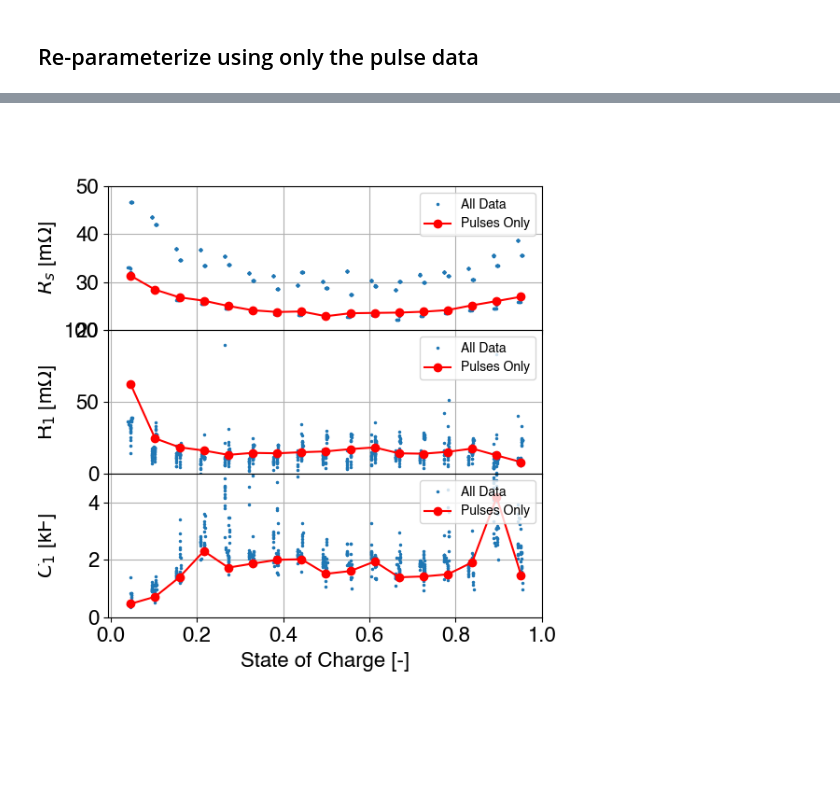
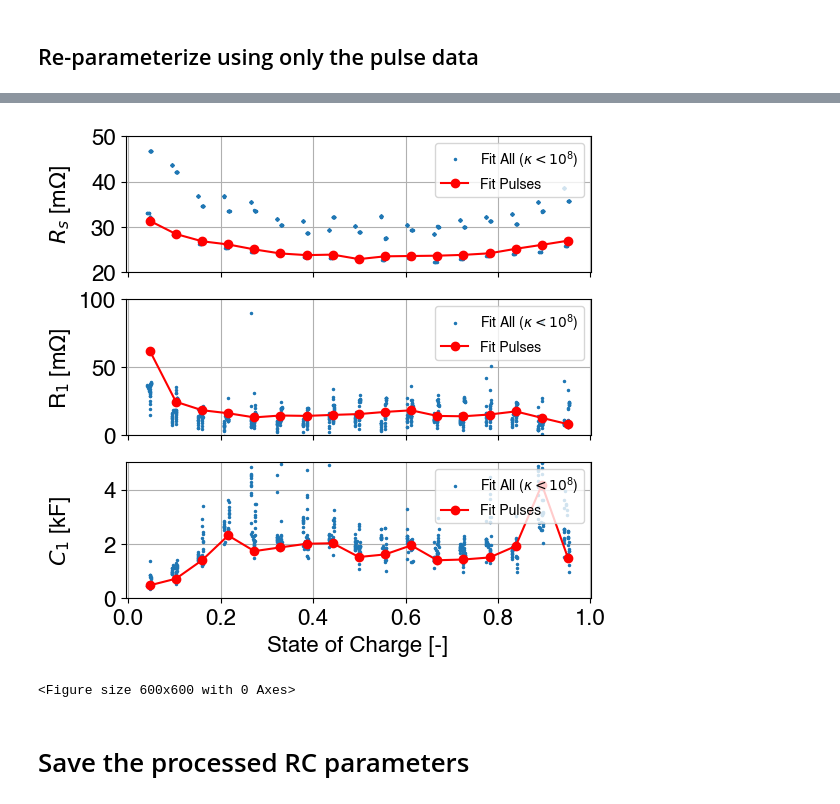
Before and after one commit to wengandrew/battery-digital-twin-from-scratch, a Jupyter notebook: notebooks/extract_parameters.ipynb, the cells around one changed output, grey strips where cells are left out. Drawn from its saved outputs; the diff is of its cells as text; code cells hidden in the pictures; blank space fills up the shorter version.

```diff
--- a/notebooks/extract_parameters.ipynb
+++ b/notebooks/extract_parameters.ipynb
@@ -391,37 +355,45 @@ Extracted 17 pulses
 # %%
 # Plot against SOC
 # Create new figure with 5 subplots
 fig, (ax1, ax2, ax3) = plt.subplots(3, 1, figsize=(6, 6), sharex=True)
-plt.subplots_adjust(hspace=0.0)
+plt.subplots_adjust(hspace=0.2)
 
 msz = 1.5
 
 # Plot filtered Rs
-ax1.plot(filtered_soc, filtered_params[:, 0]*1e3, 'o', markersize=msz, label='All Data')
-ax1.plot(soc_vals, rs_vals*1e3, 'o-', c='r', label='Pulses Only')
+ax1.plot(filtered_soc, filtered_params[:, 0]*1e3, 'o',
+         markersize=msz, label=r'Fit All ($\kappa < 10^8$)')
+ax1.plot(soc_vals, rs_vals*1e3, 'o-', c='r', label='Fit Pulses')
 ax1.set_ylabel(r'$R_s$ [m$\Omega$]')
 ax1.set_ylim((20, 50))
 ax1.legend(loc='upper right', fontsize=10)
 
 # Plot filtered R1
-ax2.plot(filtered_soc, filtered_params[:, 1]*1e3, 'o', markersize=msz, label='All Data')
-ax2.plot(soc_vals, r1_vals*1e3, 'o-', c='r', label='Pulses Only')
+ax2.plot(filtered_soc, filtered_params[:, 1]*1e3, 'o',
+         markersize=msz, label=r'Fit All ($\kappa < 10^8$)')
+ax2.plot(soc_vals, r1_vals*1e3, 'o-', c='r', label='Fit Pulses')
 ax2.set_ylabel(r'R$_1$ [m$\Omega$]')
 ax2.set_ylim((0,100))
 ax2.legend(loc='upper right', fontsize=10)
 
 # Plot filtered C1
-ax3.plot(filtered_soc, filtered_params[:, 2]/1e3, 'o', markersize=msz, label='All Data')
-ax3.plot(soc_vals, c1_vals/1e3, 'o-', c='r', label='Pulses Only')
+ax3.plot(filtered_soc, filtered_params[:, 2]/1e3, 'o',
+         markersize=msz, label=r'Fit All ($\kappa < 10^8$)')
+ax3.plot(soc_vals, c1_vals/1e3, 'o-', c='r', label='Fit Pulses')
 ax3.set_ylabel(r'$C_1$ [kF]')
 ax3.set_ylim((0,5))
 ax3.legend(loc='upper right', fontsize=10)
 
 ax3.set_xlabel('State of Charge [-]')
 fig.align_ylabels()
 plt.show()
+
+plt.savefig('../output/figs/hppc_parameter_estimation_2.png', dpi=150)
 # %% [output]
-[figure, old version]
+[figure, new version]
+<Figure size 600x600 with 0 Axes>
+# %% [markdown]
+# Save the processed RC parameters
 # %%
 # Create dataframe from parameters
 params_df = pd.DataFrame({
```
Also changed, not shown: parts of 5 cells of this notebook, 6 other files.
